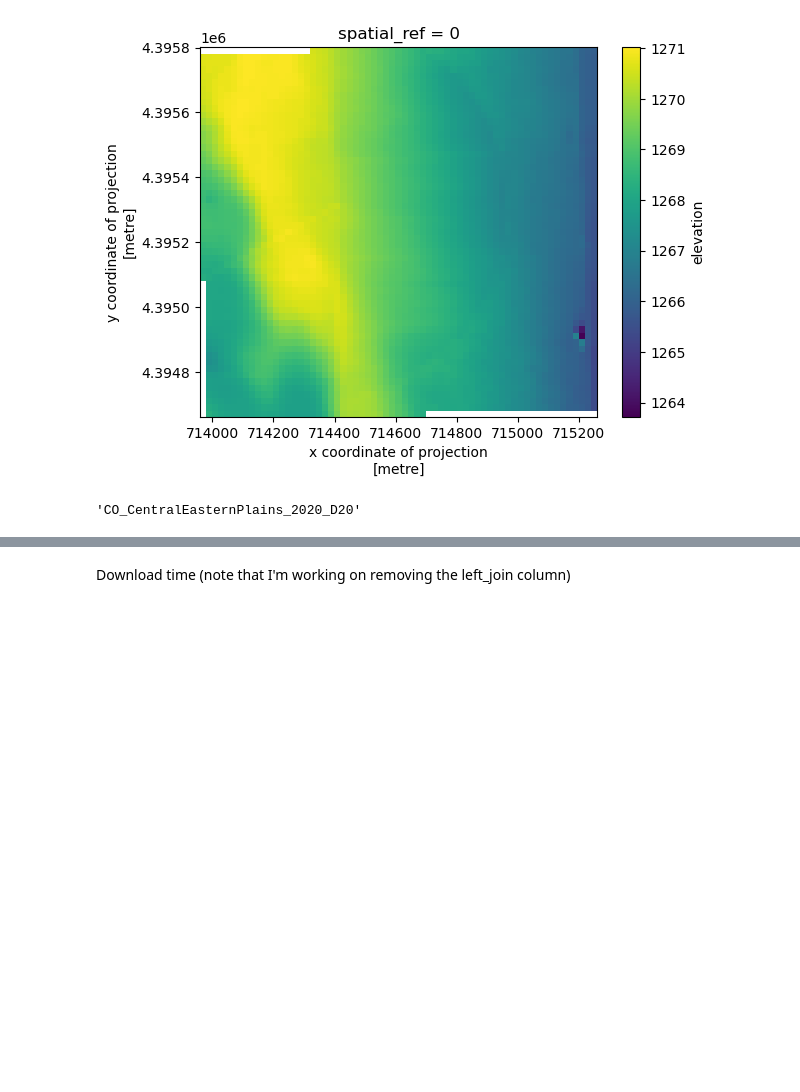
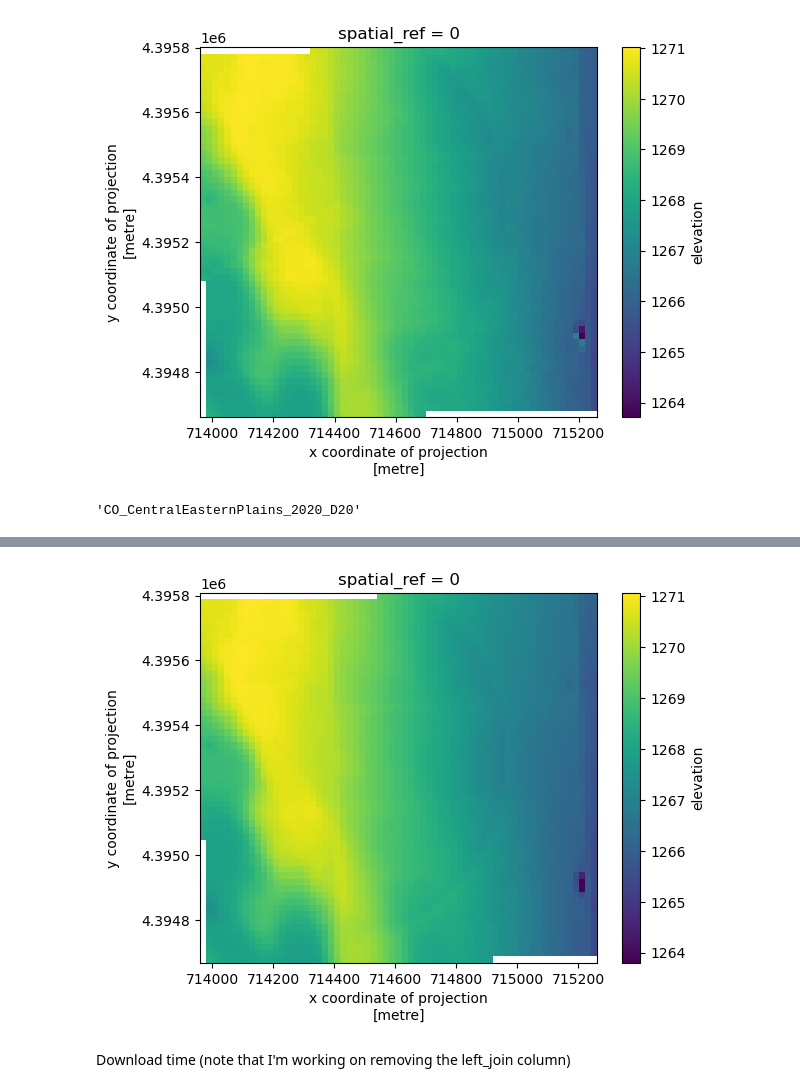
Before and after one commit to uw-cryo/coincident, a Jupyter notebook: docs/examples/vendor_dems.ipynb, the cells around one changed output, grey strips where cells are left out. Drawn from its saved outputs; the diff is of its cells as text; code cells hidden in the pictures; blank space fills up the shorter version.

```diff
--- a/docs/examples/vendor_dems.ipynb
+++ b/docs/examples/vendor_dems.ipynb
@@ -186,3 +220,7 @@ ValueError: TNM API returned no products for the given AOI and dataset.
+# %%
+ds_usgs_dem.coarsen(x=20, y=20, boundary='trim').mean().plot.imshow();
+# %% [output]
+[figure, added]
 # %% [markdown]
 Download time (note that I'm working on removing the left_join column)
 # %%
```
Also changed, not shown: parts of 31 cells of this notebook, 4 other files.
